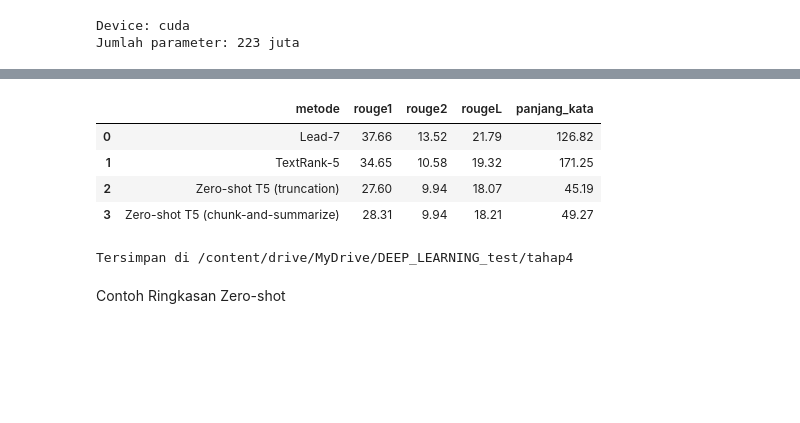
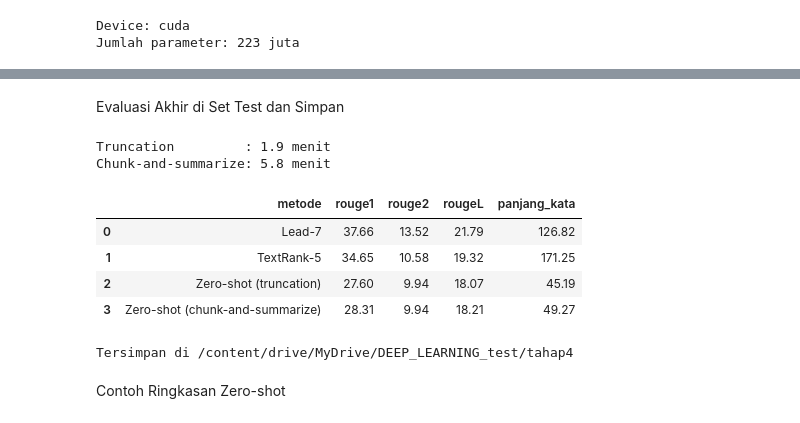
Before and after one commit to IRay3477/Pengembangan-Model-Deep-Learning-dan-Implementasi-API, a Jupyter notebook: Deep_Learning_Peringkasan_Otomatis_Video_Kuliah_Bahasa_Indonesia.ipynb, the cells around one changed output, grey strips where cells are left out. Cells and saved outputs as stored; diff of their text form; code cells hidden in the pictures; blank space fills up the shorter version.

Commit message:
tambah baseline zero-shot T5 dan chunk-and-summarize untuk transkrip panjang

```diff
--- a/Deep_Learning_Peringkasan_Otomatis_Video_Kuliah_Bahasa_Indonesia.ipynb
+++ b/Deep_Learning_Peringkasan_Otomatis_Video_Kuliah_Bahasa_Indonesia.ipynb
@@ -1392,26 +1374,36 @@ Tabel Gabungan 3 Baseline dan Simpan
+# %% [markdown]
+Evaluasi Akhir di Set Test dan Simpan
 # %%
-referensi_test = data_test['ringkasan_id'].tolist()
+daftar_transkrip_test = data_test['transkrip_id'].tolist()
 
-tabel_zeroshot = pd.DataFrame([
-    {'metode': 'Zero-shot T5 (truncation)', **hitung_rouge(prediksi_zeroshot_trunc_test, referensi_test)},
-    {'metode': 'Zero-shot T5 (chunk-and-summarize)', **hitung_rouge(prediksi_zeroshot_chunk_test, referensi_test)},
-])
-tabel_baseline_lengkap = pd.concat([pd.read_csv(f'{output_tahap4}/skor_baseline_ekstraktif.csv'), tabel_zeroshot],
-                                   ignore_index=True).round(2)
+waktu_mulai = time.time()
+prediksi_zeroshot_trunc_test = ringkas_truncation(daftar_transkrip_test, model_zeroshot, tokenizer_zeroshot)
+print(f'Truncation         : {(time.time() - waktu_mulai) / 60:.1f} menit')
+
+waktu_mulai = time.time()
+prediksi_zeroshot_chunk_test = ringkas_chunk_and_summarize(daftar_transkrip_test, model_zeroshot, tokenizer_zeroshot)
+print(f'Chunk-and-summarize: {(time.time() - waktu_mulai) / 60:.1f} menit')
+
+tabel_baseline_lengkap = pd.concat([tabel_baseline, pd.DataFrame([
+    {'metode': 'Zero-shot (truncation)', **hitung_rouge(prediksi_zeroshot_trunc_test, referensi_test)},
+    {'metode': 'Zero-shot (chunk-and-summarize)', **hitung_rouge(prediksi_zeroshot_chunk_test, referensi_test)},
+])], ignore_index=True).round(2)
 display(tabel_baseline_lengkap)
 
 tabel_baseline_lengkap.to_csv(f'{output_tahap4}/skor_baseline_lengkap.csv', index=False)
 data_test.assign(prediksi_zeroshot_trunc=prediksi_zeroshot_trunc_test, prediksi_zeroshot_chunk=prediksi_zeroshot_chunk_test)[
     ['Video Name', 'Course Name', 'jumlah_chunk', 'ringkasan_id', 'prediksi_zeroshot_trunc', 'prediksi_zeroshot_chunk']
 ].to_csv(f'{output_tahap4}/prediksi_zeroshot_test.csv', index=False)
 print('Tersimpan di', output_tahap4)
 # %% [output]
+Truncation         : 1.9 menit
+Chunk-and-summarize: 5.8 menit
 |  | metode | rouge1 | rouge2 | rougeL | panjang_kata |
 | 0 | Lead-7 | 37.66 | 13.52 | 21.79 | 126.82 |
 | 1 | TextRank-5 | 34.65 | 10.58 | 19.32 | 171.25 |
-| 2 | Zero-shot T5 (truncation) | 27.60 | 9.94 | 18.07 | 45.19 |
-| 3 | Zero-shot T5 (chunk-and-summarize) | 28.31 | 9.94 | 18.21 | 49.27 |
+| 2 | Zero-shot (truncation) | 27.60 | 9.94 | 18.07 | 45.19 |
+| 3 | Zero-shot (chunk-and-summarize) | 28.31 | 9.94 | 18.21 | 49.27 |
-Tersimpan di /content/drive/MyDrive/DEEP_LEARNING_test/tahap4
+Tersimpan di /content/drive/MyDrive/DEEP_LEARNING_test/tahap4
 # %% [markdown]
 Contoh Ringkasan Zero-shot
 # %%
```
Also changed, not shown: parts of 15 cells of this notebook.
